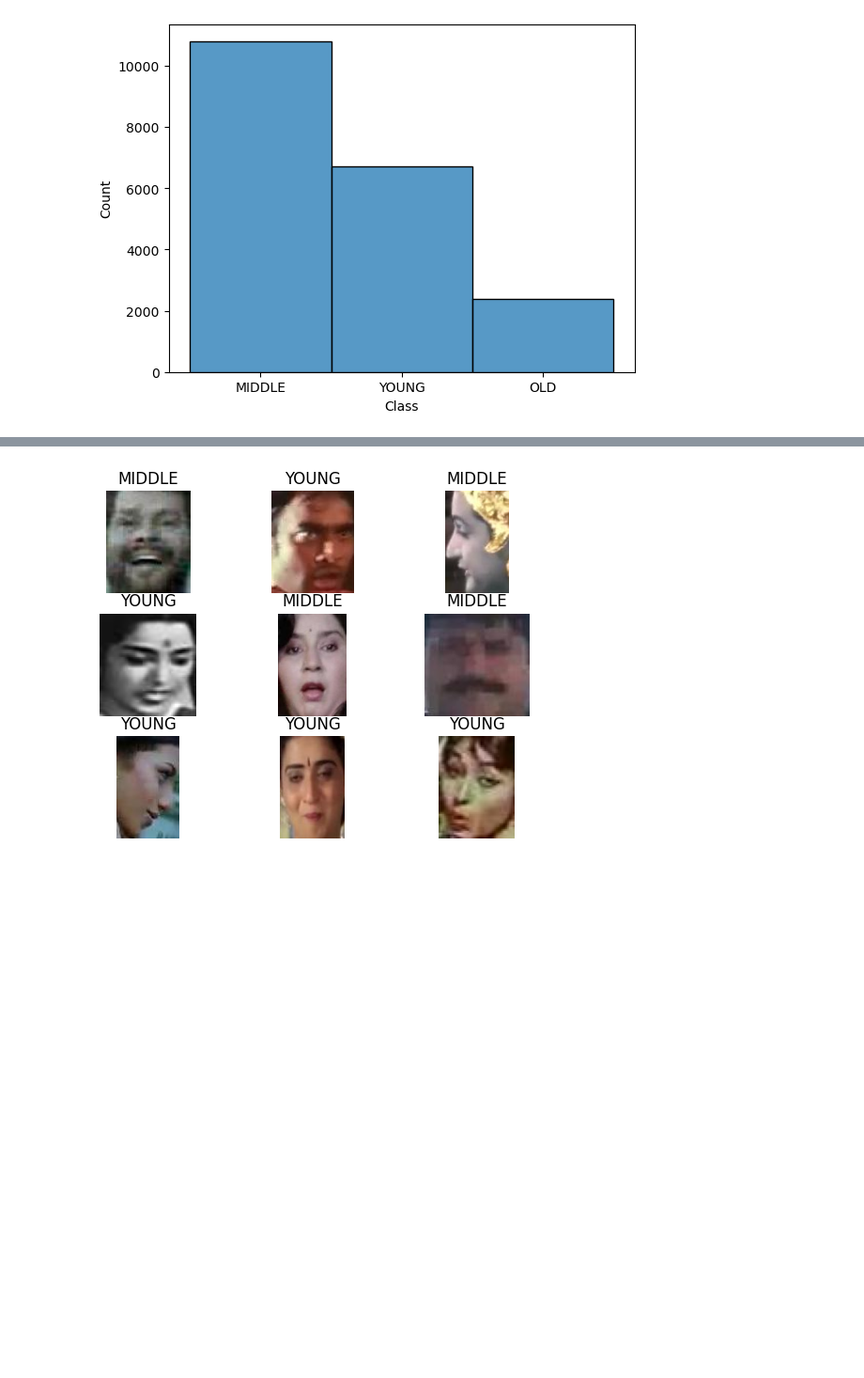
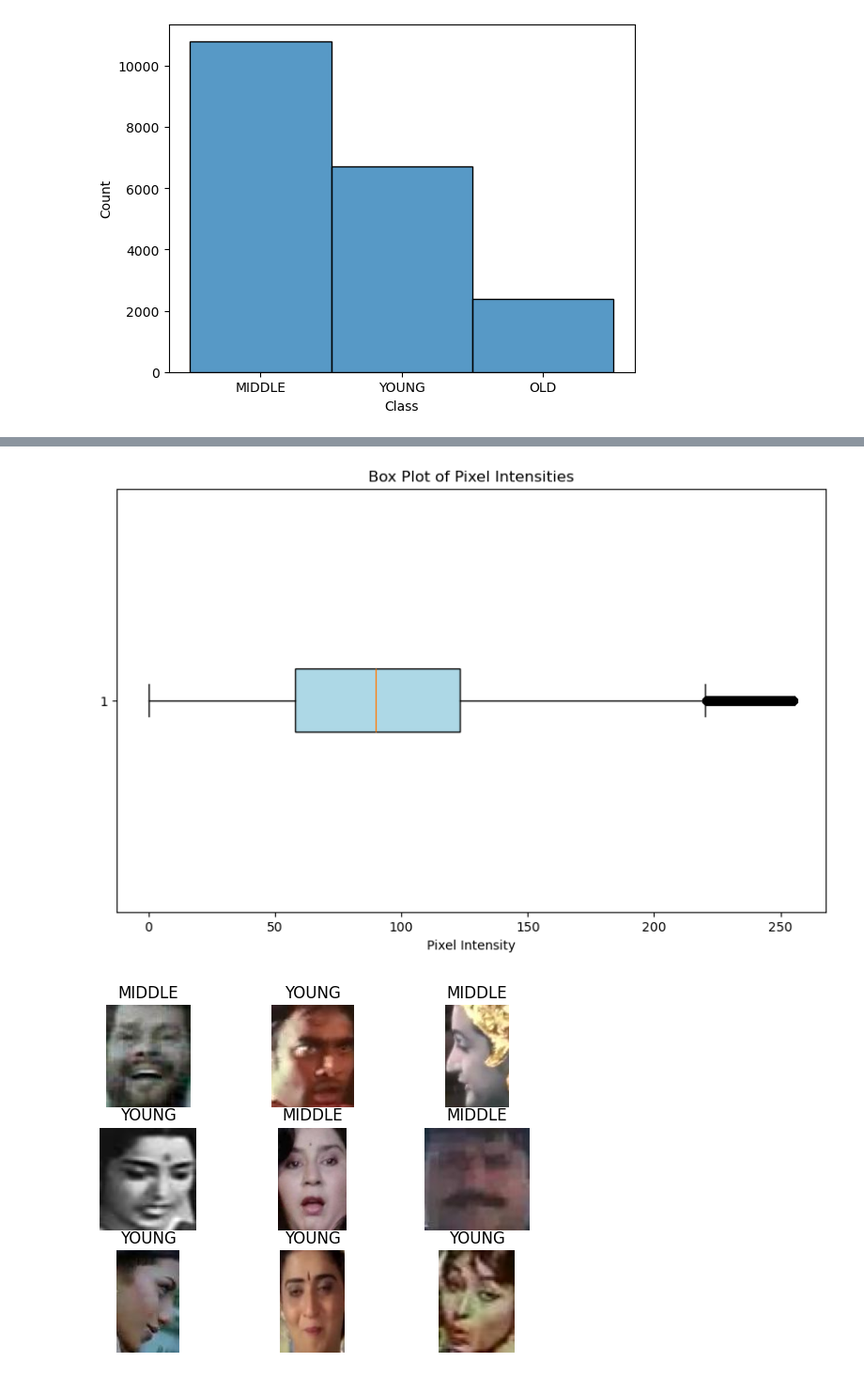
Before and after one commit to riso1410/CNN-AgeRecognition, a Jupyter notebook: age_recognition.ipynb, the cells around one changed output, grey strips where cells are left out. Shown at 94% size. Cells and saved outputs as stored; diff of their text form; code cells hidden in the pictures; blank space fills up the shorter version.

```diff
--- a/age_recognition.ipynb
+++ b/age_recognition.ipynb
@@ -95,3 +79,27 @@ Error processing file data/train/21759.jpg: [Errno 24]
+# %%
+pixel_intensities = []
+
+for img_id in data['ID']:
+    img_path = os.path.join('data/train/', img_id)
+    try:
+        with Image.open(img_path) as img:
+            grayscale_img = img.convert("L")
+            pixel_intensities.append(np.array(grayscale_img).flatten())
+    except Exception as e:
+        print(f"Error processing file {img_path}: {e}")
+
+if pixel_intensities:
+    combined_intensities = np.concatenate(pixel_intensities)
+
+    plt.figure(figsize=(10, 6))
+    plt.boxplot(combined_intensities, vert=False, patch_artist=True, boxprops=dict(facecolor="lightblue"))
+    plt.xlabel("Pixel Intensity")
+    plt.title("Box Plot of Pixel Intensities")
+    plt.show()
+else:
+    print("No pixel intensities were processed.")
+# %% [output]
+[figure, added]
 # %%
 fig = plt.figure()
 
```
Also changed, not shown: parts of 13 cells of this notebook.
